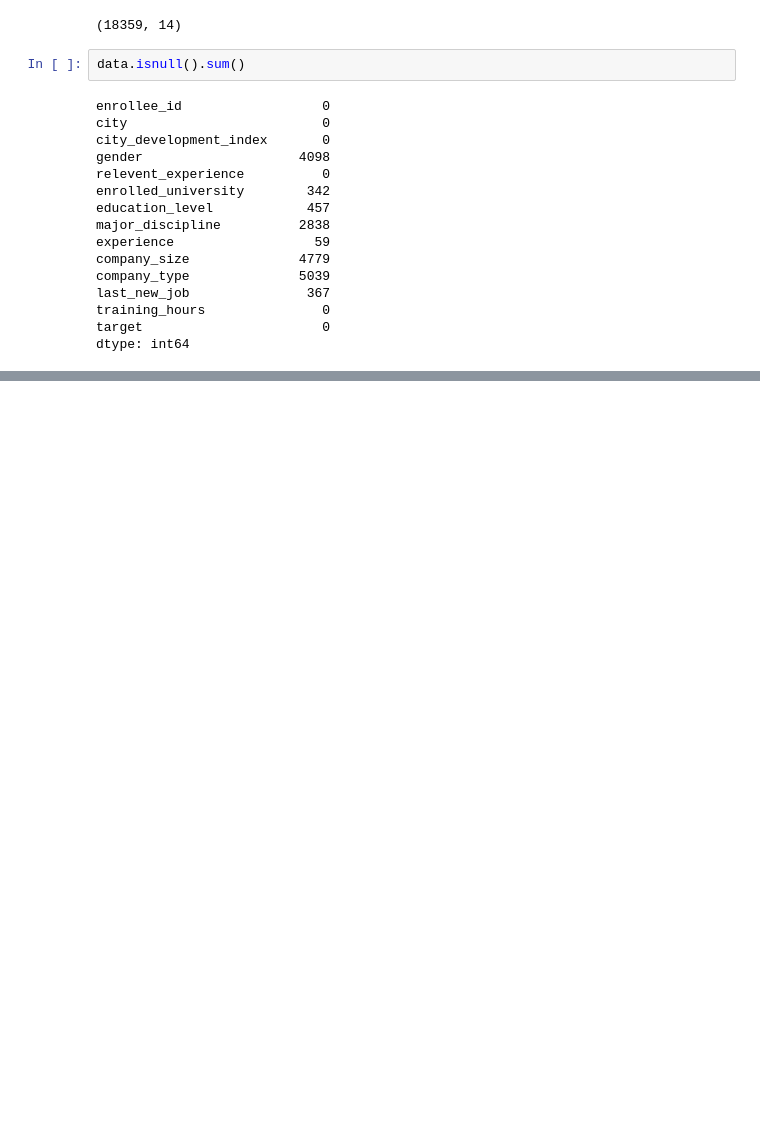
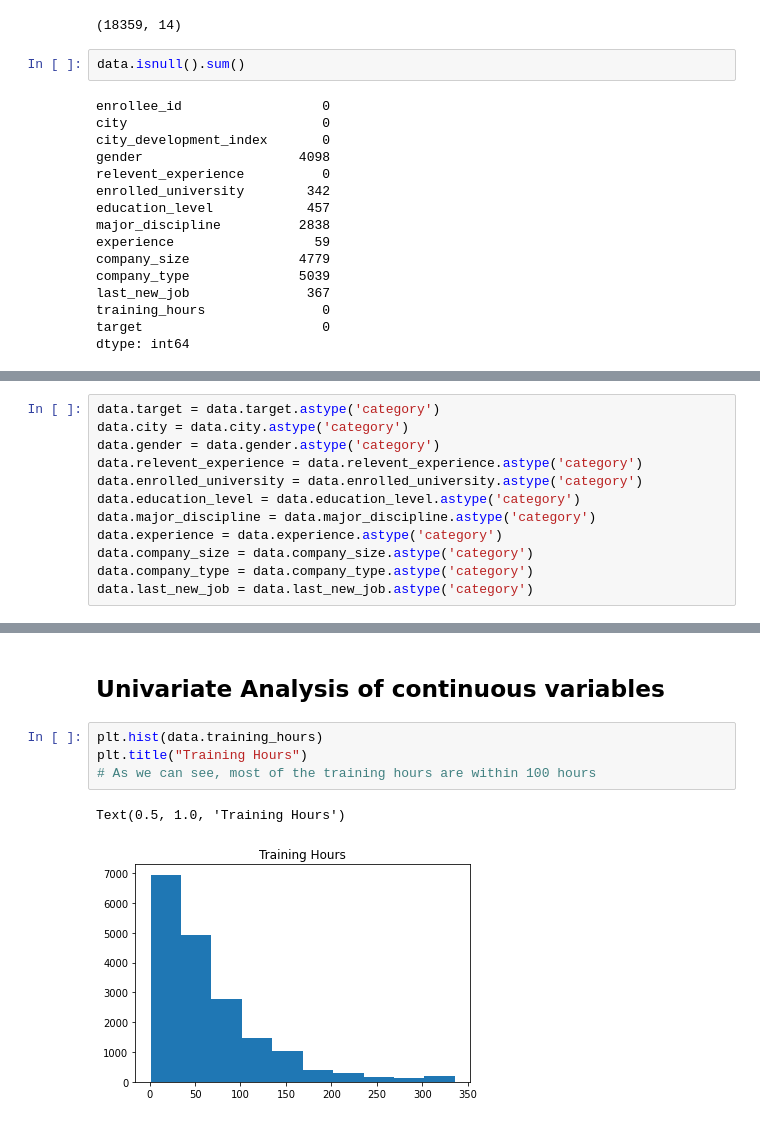
Before and after one commit to Neelam-Singhal/HR-Analytics-Analysis, a Jupyter notebook: HRAnalytics.ipynb, the cells around one changed output, grey strips where cells are left out. Saved outputs shown, nothing was run; the diff lists cells and outputs as text; blank space fills up the shorter version.

Commit message:
HR Analytics Univariate Analysis for continuous variables

```diff
--- a/HRAnalytics.ipynb
+++ b/HRAnalytics.ipynb
@@ -90,0 +143,12 @@ TypeError: 'numpy.ndarray' object is not callable
+# %%
+data.target = data.target.astype('category')
+data.city = data.city.astype('category')
+data.gender = data.gender.astype('category')
+data.relevent_experience = data.relevent_experience.astype('category')
+data.enrolled_university = data.enrolled_university.astype('category')
+data.education_level = data.education_level.astype('category')
+data.major_discipline = data.major_discipline.astype('category')
+data.experience = data.experience.astype('category')
+data.company_size = data.company_size.astype('category')
+data.company_type = data.company_type.astype('category')
+data.last_new_job = data.last_new_job.astype('category')
@@ -90,0 +173,9 @@ TypeError: 'numpy.ndarray' object is not callable
+# %% [markdown]
+## <b>Univariate Analysis of continuous variables</b>
+# %%
+plt.hist(data.training_hours)
+plt.title("Training Hours")
+# As we can see, most of the training hours are within 100 hours
+# %% [output]
+Text(0.5, 1.0, 'Training Hours')
+[figure, added]
```
Also changed, not shown: parts of 20 cells of this notebook.
